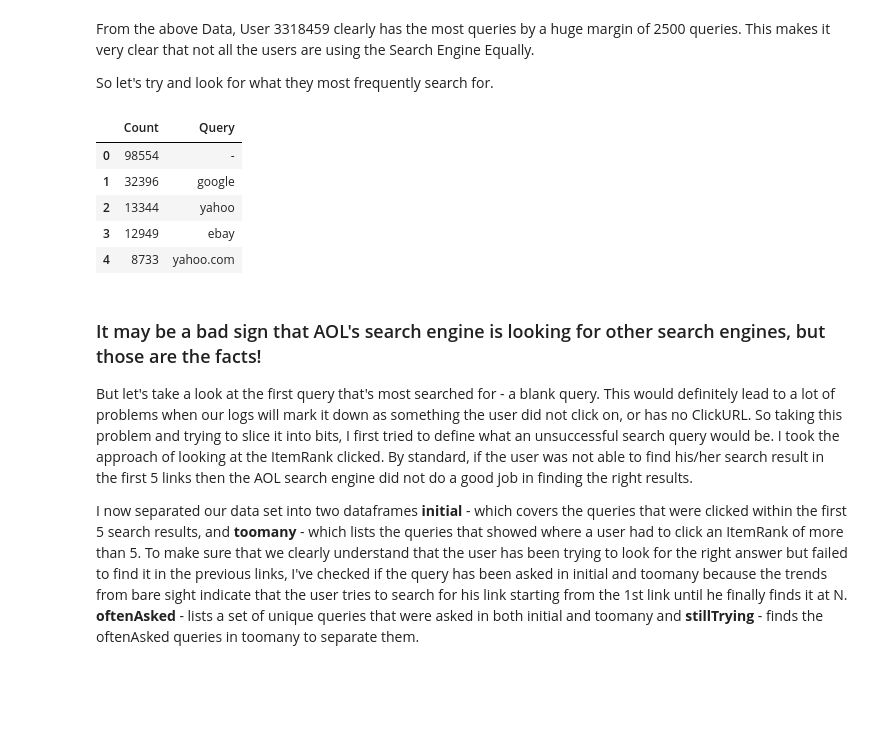
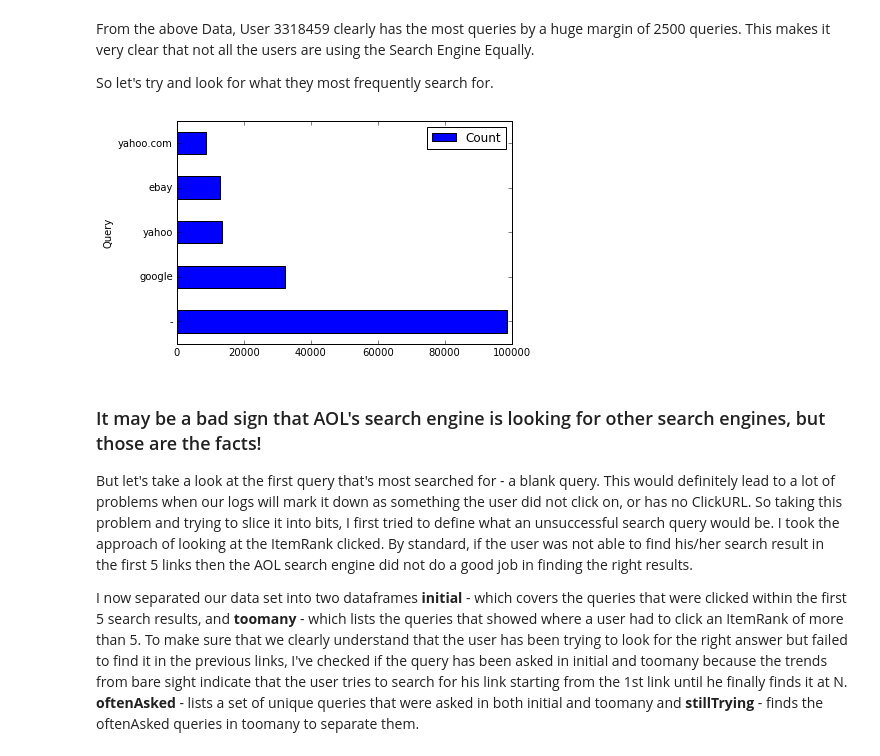
Before and after one commit to RohitJacob/AOL-Exploratory-Analysis, a Jupyter notebook: Promotional Analysis.ipynb, the cells around one changed output. Cells and saved outputs as stored; diff of their text form; code cells hidden in the pictures; blank space fills up the shorter version.

```diff
--- a/Promotional Analysis.ipynb
+++ b/Promotional Analysis.ipynb
@@ -123,14 +122,14 @@ So let's try and look for what they most frequently search for.
 queries = data.Query
 faq = pd.DataFrame({'Query': queries.value_counts().index, 'Count':queries.value_counts()})
 faq.index = range(faq.shape[0])
-faq.head()
+f = faq.head()
+f.index = f.Query
+f = f[['Count']]
-# %% [output]
-|  | Count | Query |
-| 0 | 98554 | - |
-| 1 | 32396 | google |
-| 2 | 13344 | yahoo |
-| 3 | 12949 | ebay |
-| 4 | 8733 | yahoo.com |
+# %%
+f.plot(kind = 'barh')
+plt.savefig('MostSearchedQueries.png')
+# %% [output]
+[figure, added]
 # %% [markdown]
 ### It may be a bad sign that AOL's search engine is looking for other search engines, but those are the facts!
 
```
Also changed, not shown: parts of 11 cells of this notebook, 9 other files.
